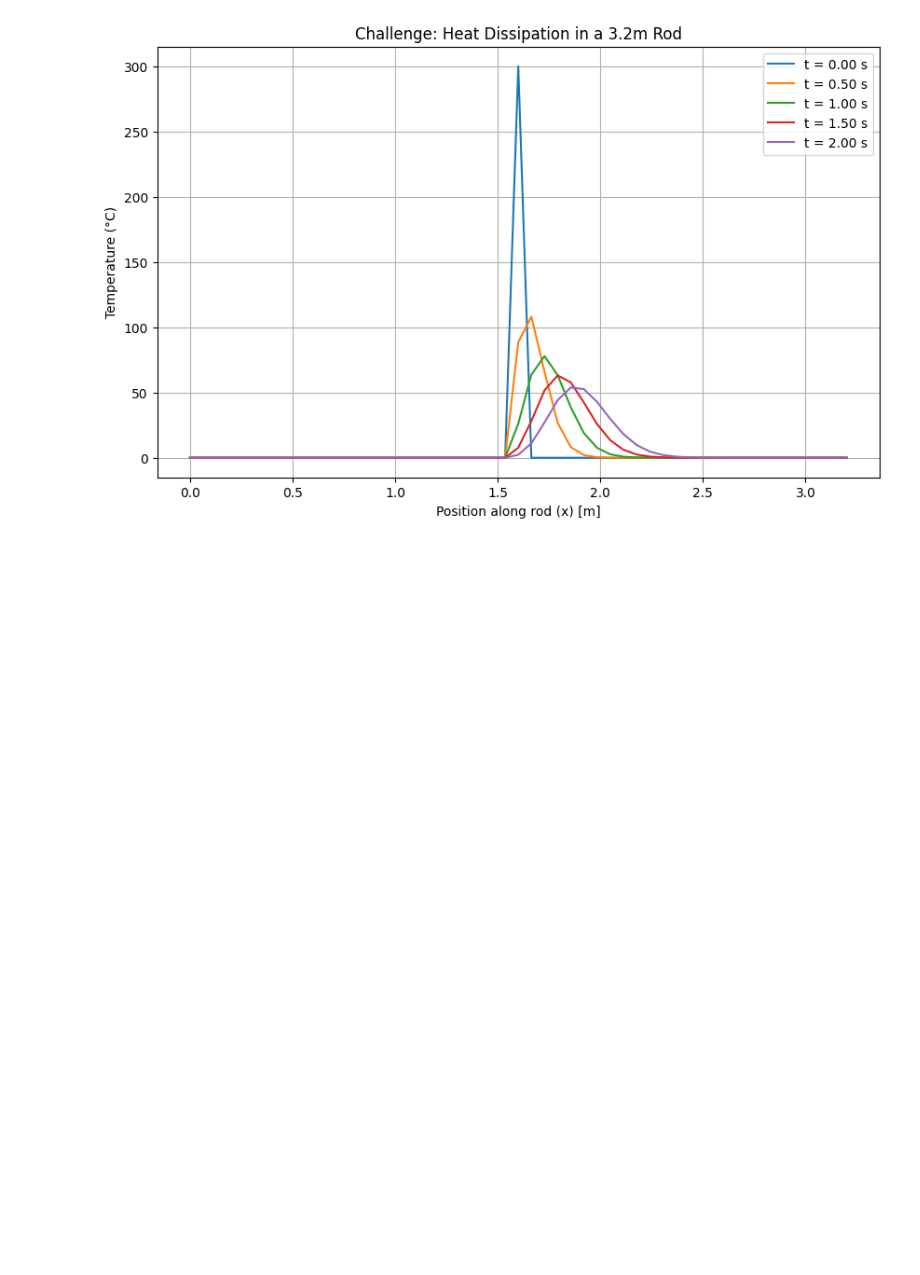
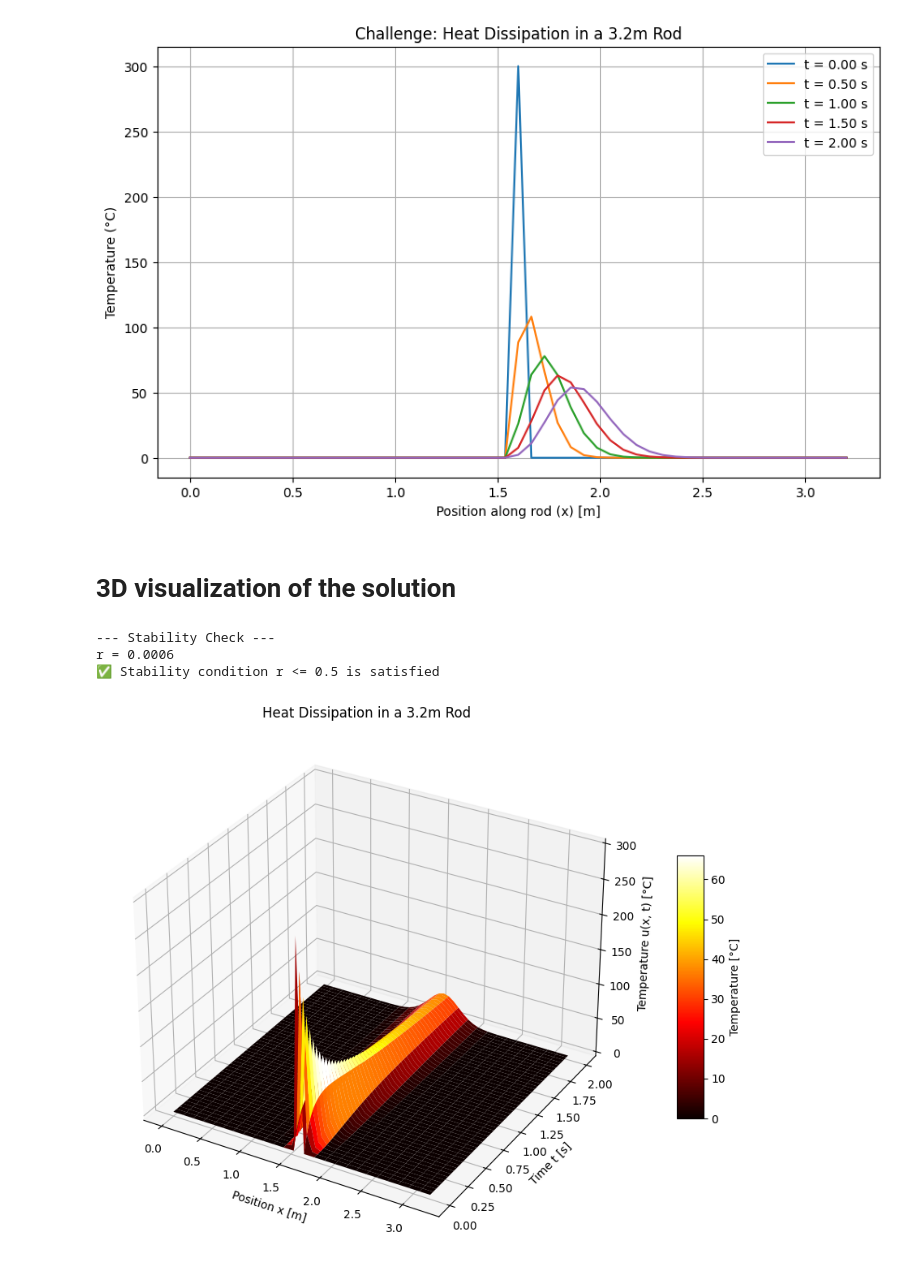
Before and after one commit to harigovindkr/PDE-Transform-OT, a Jupyter notebook: EXP_4.ipynb, the cells around one changed output. Saved outputs shown, nothing was run; the diff lists cells and outputs as text; code cells hidden in the pictures; blank space fills up the shorter version.

```diff
--- a/EXP_4.ipynb
+++ b/EXP_4.ipynb
@@ -299,3 +309,63 @@ Stability parameter r = 0.0006
 
 Stability condition r <= 0.5 is satisfied.
 [figure]
+# %% [markdown]
+# **3D visualization of the solution**
+# %%
+import numpy as np
+import matplotlib.pyplot as plt
+from mpl_toolkits.mplot3d import Axes3D
+
+# --- 1. Initialize MODIFIED Parameters ---
+L = 3.2           # Length of the rod (meters)
+T = 2.0           # Total simulation time (seconds)
+nx = 51           # Number of spatial grid points (odd for center)
+nt = 8000         # Number of time steps (ensures stability)
+alpha = 0.01      # Thermal diffusivity
+
+# --- 2. Discretize the Domain ---
+dx = L / (nx - 1)
+dt = T / nt
+x = np.linspace(0, L, nx)
+t = np.linspace(0, T, nt + 1)
+
+# --- 3. Stability Check ---
+r = alpha * dt / dx**2
+print(f"--- Stability Check ---")
+print(f"r = {r:.4f}")
+if r > 0.5:
+    print("⚠️ WARNING: Stability condition not met (r > 0.5)")
+else:
+    print("✅ Stability condition r <= 0.5 is satisfied")
+
+# --- 4. Initial & Boundary Conditions ---
+u = np.zeros(nx)
+u[int((nx - 1) / 2)] = 300.0  # Pulse at center
+u_all = np.zeros((nt + 1, nx))  # For storing the whole time evolution
+u_all[0, :] = u.copy()
+
+# --- 5. Time-Stepping ---
+for n in range(1, nt + 1):
+    u_new = u.copy()
+    for i in range(1, nx - 1):
+        u_new[i] = u[i] + r * (u[i+1] + u[i-1] - 2*u[i])
+    u = u_new
+    u_all[n, :] = u.copy()
+
+# --- 6. 3D Surface Plot ---
+X, T_grid = np.meshgrid(x, t)
+fig = plt.figure(figsize=(12, 7))
+ax = fig.add_subplot(111, projection='3d')
+surf = ax.plot_surface(X, T_grid, u_all, cmap='hot', edgecolor='none')
+ax.set_title("Heat Dissipation in a 3.2m Rod")
+ax.set_xlabel("Position x [m]")
+ax.set_ylabel("Time t [s]")
+ax.set_zlabel("Temperature u(x, t) [°C]")
+fig.colorbar(surf, shrink=0.5, aspect=10, label="Temperature [°C]")
+plt.tight_layout()
+plt.show()
+# %% [output]
+--- Stability Check ---
+r = 0.0006
+✅ Stability condition r <= 0.5 is satisfied
+[figure, added]
```
Also changed, not shown: parts of 3 cells of this notebook.
